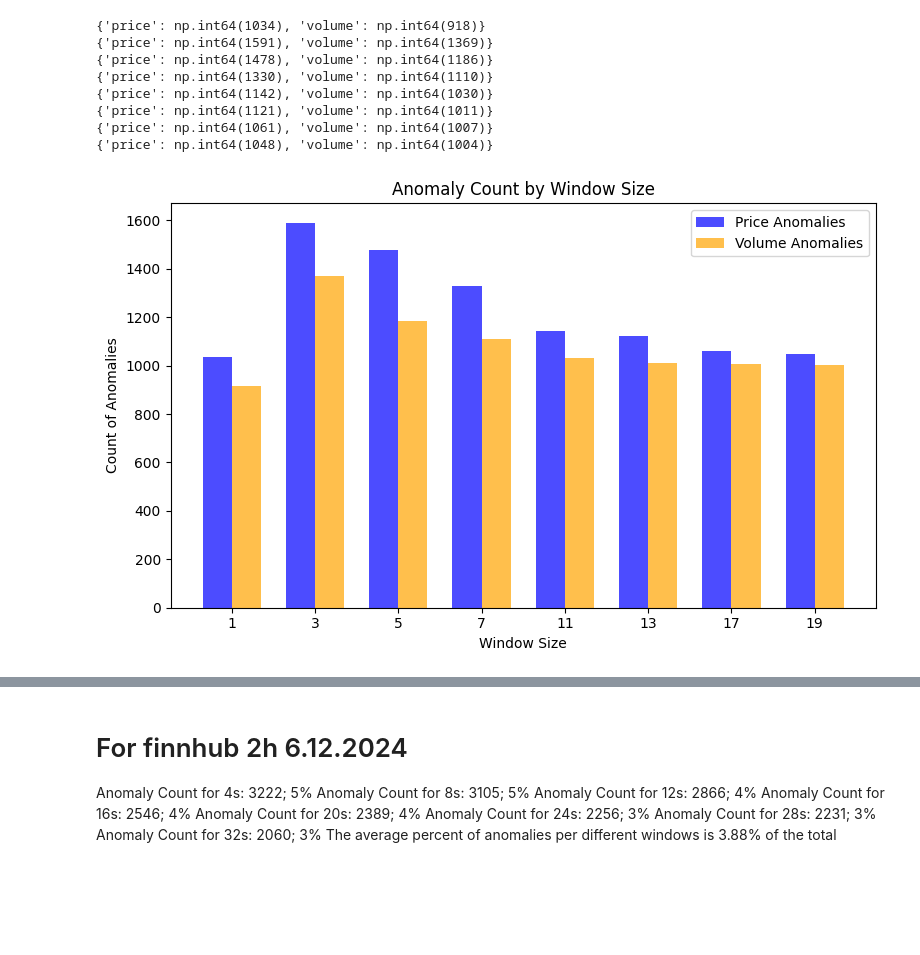
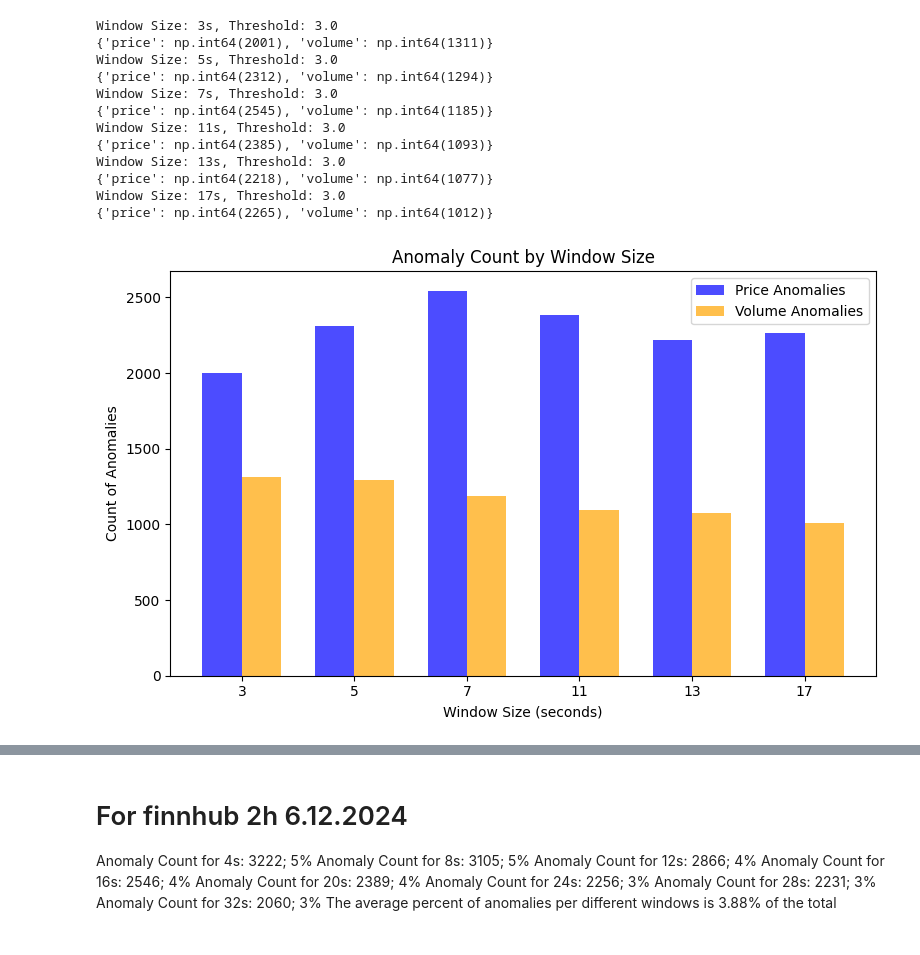
Before and after one commit to KarolSekscinski/anomaly-detection, a Jupyter notebook: sandbox/explore_anomalies.ipynb, the cells around one changed output, grey strips where cells are left out. Cells and saved outputs as stored; diff of their text form; code cells hidden in the pictures; blank space fills up the shorter version.

```diff
--- a/sandbox/explore_anomalies.ipynb
+++ b/sandbox/explore_anomalies.ipynb
@@ -52,7 +53,6 @@ None
 # %%
-df['volume_smooth'] = df['volume'].rolling(window=window_sizes[0]).mean()
-
-from sklearn.preprocessing import MinMaxScaler
+# Preprocessing
+df['volume_smooth'] = df['volume'].rolling(window=window_sizes_and_thresholds[0][0]).mean()
 
 scaler = MinMaxScaler()
 df['volume_normalized'] = scaler.fit_transform(df[['volume']])
@@ -114,79 +111,64 @@ plt.show()
 # %%
+# Function to detect anomalies using sliding window and z-scores
 def detect_anomalies_sliding_window(dataframe, column, window_size_seconds, threshold):
     """
     Detect anomalies using z-scores, applying a sliding window where the rolling window is based on seconds.
-
-    :param dataframe: Input DataFrame with a time-based index
-    :param column: Column name to analyze
-    :param window_size_seconds: Sliding window size in seconds
-    :param threshold: Z-score threshold for anomaly detection
-    :return: Boolean Series indicating anomalies
     """
-    # Convert window size in seconds to appropriate rolling window
     window = f"{window_size_seconds}s"
-
-    # Apply rolling method with sliding window
     rolling_mean = dataframe[column].rolling(window=window, min_periods=1, closed='both').mean()
     rolling_std = dataframe[column].rolling(window=window, min_periods=1, closed='both').std()
-
-    # Calculate z-scores
     z_scores = (dataframe[column] - rolling_mean) / rolling_std
-
-    # Identify anomalies
     anomalies = np.abs(z_scores) > threshold
     return anomalies
 # %%
-# Apply anomaly detection for each window size
+# Apply anomaly detection for each window size and threshold
 anomalies_summary = {}
 
-for window in window_sizes:
-    anomalies_price = detect_anomalies_sliding_window(df, 'price', window, z_score_threshold)
-    anomalies_volume = detect_anomalies_sliding_window(df, 'volume', window, z_score_threshold)
+for window_size, threshold in window_sizes_and_thresholds:
+    anomalies_price = detect_anomalies_sliding_window(df, 'price', window_size, threshold)
+    anomalies_volume = detect_anomalies_sliding_window(df, 'volume', window_size, threshold)
 
-    # Count anomalies
     anomalies_count = {
         'price': anomalies_price.sum(),
         'volume': anomalies_volume.sum()
     }
-    anomalies_summary[window] = anomalies_count
+    anomalies_summary[window_size] = anomalies_count
+    print(f"Window Size: {window_size}s, Threshold: {threshold}")
     print(anomalies_count)
 
-# Extract data for plotting
-window_sizes = list(anomalies_summary.keys())
+# Plot anomaly counts
+window_sizes = [item[0] for item in window_sizes_and_thresholds]
 price_anomalies = [anomalies_summary[window]['price'] for window in window_sizes]
 volume_anomalies = [anomalies_summary[window]['volume'] for window in window_sizes]
 
-# Set up the bar chart
-x = np.arange(len(window_sizes))  # x positions for groups
-width = 0.35  # Width of bars
+x = np.arange(len(window_sizes))
+width = 0.35
 
 fig, ax = plt.subplots(figsize=(8, 5))
-
-# Plot price anomalies
 ax.bar(x - width/2, price_anomalies, width, label='Price Anomalies', color='blue', alpha=0.7)
-
-# Plot volume anomalies
 ax.bar(x + width/2, volume_anomalies, width, label='Volume Anomalies', color='orange', alpha=0.7)
 
-# Add labels, title, and legend
-ax.set_xlabel('Window Size')
+ax.set_xlabel('Window Size (seconds)')
 ax.set_ylabel('Count of Anomalies')
 ax.set_title('Anomaly Count by Window Size')
 ax.set_xticks(x)
 ax.set_xticklabels(window_sizes)
 ax.legend()
 
-# Display the chart
 plt.tight_layout()
 plt.show()
 # %% [output]
-{'price': np.int64(1034), 'volume': np.int64(918)}
-{'price': np.int64(1591), 'volume': np.int64(1369)}
-{'price': np.int64(1478), 'volume': np.int64(1186)}
-{'price': np.int64(1330), 'volume': np.int64(1110)}
-{'price': np.int64(1142), 'volume': np.int64(1030)}
-{'price': np.int64(1121), 'volume': np.int64(1011)}
-{'price': np.int64(1061), 'volume': np.int64(1007)}
-{'price': np.int64(1048), 'volume': np.int64(1004)}
+Window Size: 3s, Threshold: 3.0
+{'price': np.int64(2001), 'volume': np.int64(1311)}
+Window Size: 5s, Threshold: 3.0
+{'price': np.int64(2312), 'volume': np.int64(1294)}
+Window Size: 7s, Threshold: 3.0
+{'price': np.int64(2545), 'volume': np.int64(1185)}
+Window Size: 11s, Threshold: 3.0
+{'price': np.int64(2385), 'volume': np.int64(1093)}
+Window Size: 13s, Threshold: 3.0
+{'price': np.int64(2218), 'volume': np.int64(1077)}
+Window Size: 17s, Threshold: 3.0
+{'price': np.int64(2265), 'volume': np.int64(1012)}
-[figure, old version]
+[figure, new version]
 # %%
```
Also changed, not shown: parts of 9 cells of this notebook, 5 other files.
